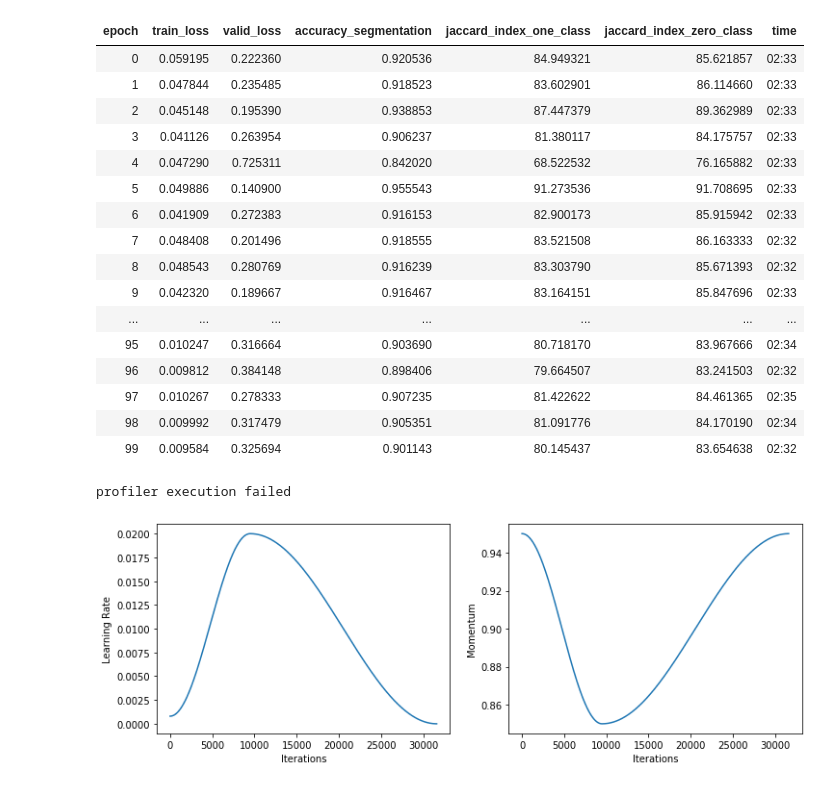
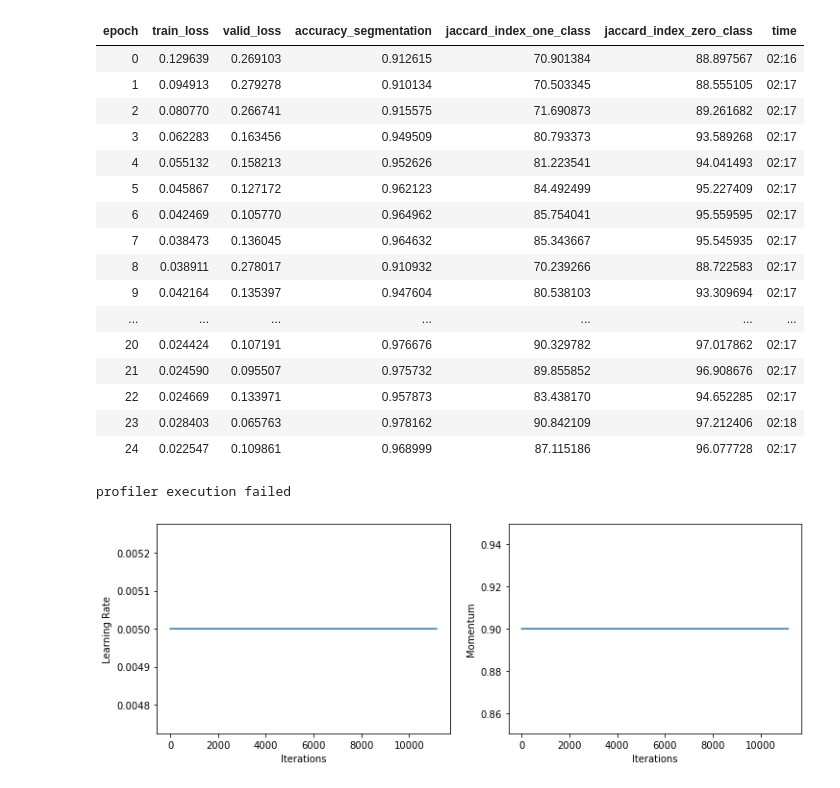
Before and after one commit to DmitIW/BachelorDiploma, a Jupyter notebook: linknet34.ipynb, the cells around one changed output. Drawn from its saved outputs; the diff is of its cells as text; code cells hidden in the pictures.

```diff
--- a/linknet34.ipynb
+++ b/linknet34.ipynb
@@ -39,18 +39,19 @@ sizes = 256
 src = (
     SegItemListCustom
     .from_folder(data_env.get_subdir("root"))
-    .split_by_folder("train_raw", "val_skyFinder")
+    .split_by_folder("train_skyFinder", "test_iphoneXR_v")
     .label_from_func(get_label_with_context,
                      classes=["Sky", "Other"])
 )
 train_data = (
     src
-    .transform(tfms=get_transforms(flip_vert=True)
+    .transform(tfms=get_transforms()
                   , size=sizes, tfm_y=True)
-    .databunch(bs=10)
+    .databunch(bs=17)
     .normalize(imagenet_stats)
 )
 classes = train_data.c
+train_data.valid_dl.batch_size = 7
 
 train_data.show_batch(figsize=(15,10), title="Train")
 train_data.show_batch(figsize=(15,10), title="Val", ds_type=DatasetType.Valid)
@@ -89,31 +73,31 @@ Min loss divided by 10: 1.10E-03
 # %%
-tb_callback = tensorboard_cb("/home/dmitri/Documents/tensorboard_logs", log_name="linknet34_osp_full_s256_mlr2e02_e100_bs24")
+tb_callback = tensorboard_cb("/home/dmitri/Documents/tensorboard_logs", log_name="linknet34_const_full_s256_mlr5e03_e25_bs17")
 # %%
-learner.fit_one_cycle(100, max_lr=2e-02, callbacks=[tb_callback(learner)])
-# learner.fit(50, lr=1e-02, callbacks=[tb_callback(learner)])
+# learner.fit_one_cycle(100, max_lr=5e-03, callbacks=[tb_callback(learner)])
+learner.fit(25, lr=5e-03, callbacks=[tb_callback(learner)])
 # learner.fit(10)
 # learner.fit_one_cycle(10, max_lr=2e-01)
 learner.recorder.plot_lr(show_moms=True)
 # %% [output]
 | epoch | train_loss | valid_loss | accuracy_segmentation | jaccard_index_one_class | jaccard_index_zero_class | time |
-| 0 | 0.059195 | 0.222360 | 0.920536 | 84.949321 | 85.621857 | 02:33 |
-| 1 | 0.047844 | 0.235485 | 0.918523 | 83.602901 | 86.114660 | 02:33 |
-| 2 | 0.045148 | 0.195390 | 0.938853 | 87.447379 | 89.362989 | 02:33 |
-| 3 | 0.041126 | 0.263954 | 0.906237 | 81.380117 | 84.175757 | 02:33 |
-| 4 | 0.047290 | 0.725311 | 0.842020 | 68.522532 | 76.165882 | 02:33 |
-| 5 | 0.049886 | 0.140900 | 0.955543 | 91.273536 | 91.708695 | 02:33 |
-| 6 | 0.041909 | 0.272383 | 0.916153 | 82.900173 | 85.915942 | 02:33 |
-| 7 | 0.048408 | 0.201496 | 0.918555 | 83.521508 | 86.163333 | 02:32 |
-| 8 | 0.048543 | 0.280769 | 0.916239 | 83.303790 | 85.671393 | 02:32 |
-| 9 | 0.042320 | 0.189667 | 0.916467 | 83.164151 | 85.847696 | 02:33 |
+| 0 | 0.129639 | 0.269103 | 0.912615 | 70.901384 | 88.897567 | 02:16 |
+| 1 | 0.094913 | 0.279278 | 0.910134 | 70.503345 | 88.555105 | 02:17 |
+| 2 | 0.080770 | 0.266741 | 0.915575 | 71.690873 | 89.261682 | 02:17 |
+| 3 | 0.062283 | 0.163456 | 0.949509 | 80.793373 | 93.589268 | 02:17 |
+| 4 | 0.055132 | 0.158213 | 0.952626 | 81.223541 | 94.041493 | 02:17 |
+| 5 | 0.045867 | 0.127172 | 0.962123 | 84.492499 | 95.227409 | 02:17 |
+| 6 | 0.042469 | 0.105770 | 0.964962 | 85.754041 | 95.559595 | 02:17 |
+| 7 | 0.038473 | 0.136045 | 0.964632 | 85.343667 | 95.545935 | 02:17 |
+| 8 | 0.038911 | 0.278017 | 0.910932 | 70.239266 | 88.722583 | 02:17 |
+| 9 | 0.042164 | 0.135397 | 0.947604 | 80.538103 | 93.309694 | 02:17 |
 | ... | ... | ... | ... | ... | ... | ... |
-| 95 | 0.010247 | 0.316664 | 0.903690 | 80.718170 | 83.967666 | 02:34 |
-| 96 | 0.009812 | 0.384148 | 0.898406 | 79.664507 | 83.241503 | 02:32 |
-| 97 | 0.010267 | 0.278333 | 0.907235 | 81.422622 | 84.461365 | 02:35 |
-| 98 | 0.009992 | 0.317479 | 0.905351 | 81.091776 | 84.170190 | 02:34 |
-| 99 | 0.009584 | 0.325694 | 0.901143 | 80.145437 | 83.654638 | 02:32 |
+| 20 | 0.024424 | 0.107191 | 0.976676 | 90.329782 | 97.017862 | 02:17 |
+| 21 | 0.024590 | 0.095507 | 0.975732 | 89.855852 | 96.908676 | 02:17 |
+| 22 | 0.024669 | 0.133971 | 0.957873 | 83.438170 | 94.652285 | 02:17 |
+| 23 | 0.028403 | 0.065763 | 0.978162 | 90.842109 | 97.212406 | 02:18 |
+| 24 | 0.022547 | 0.109861 | 0.968999 | 87.115186 | 96.077728 | 02:17 |
 profiler execution failed
-[figure, old version]
+[figure, new version]
 # %%
 learner.show_results()
 # %% [output]
```
Also changed, not shown: parts of 6 cells of this notebook, 15 other files.
